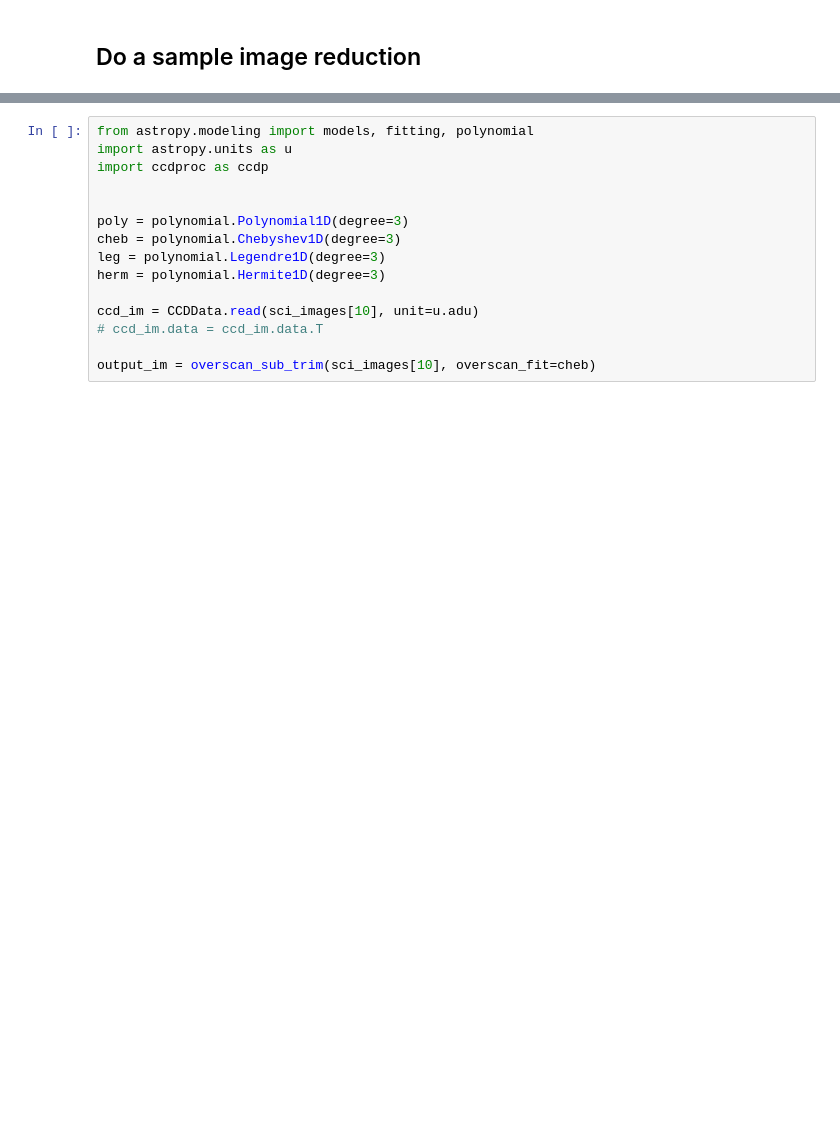
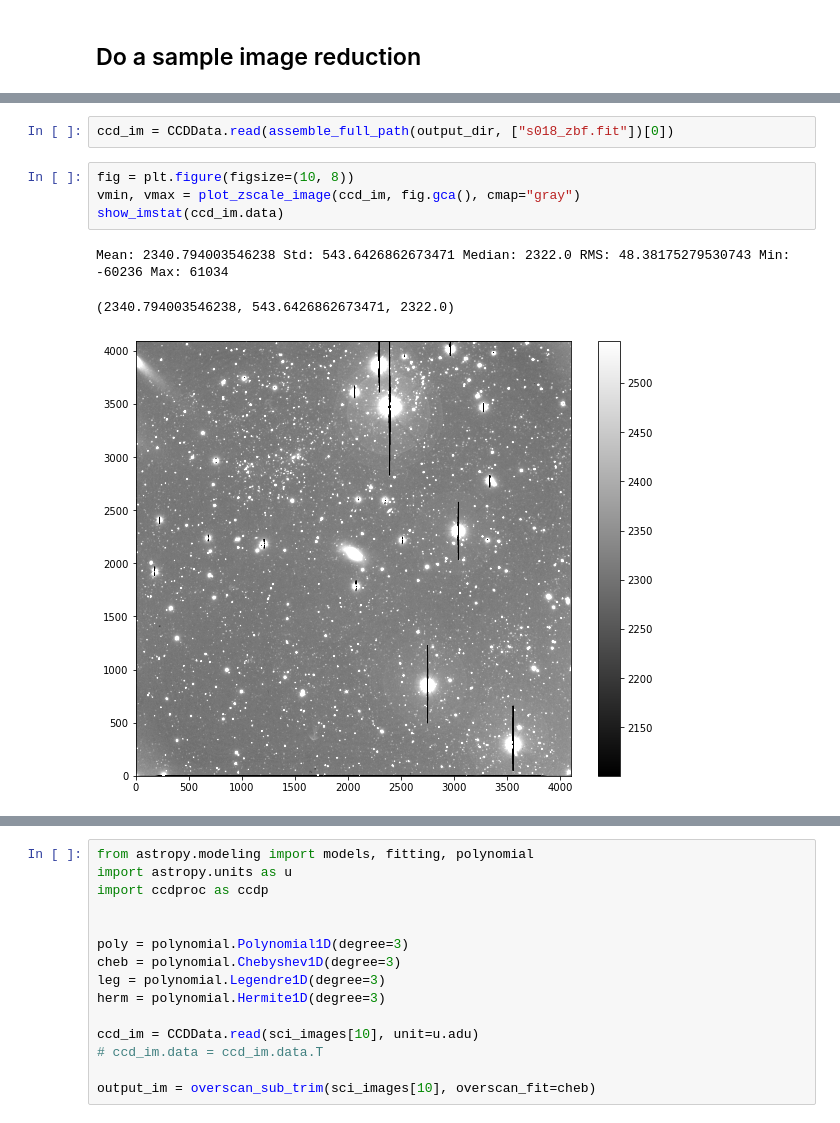
Before and after one commit to Brookluo/WIRO-observation, a Jupyter notebook: notebooks/data_reduction.ipynb, the cells around one changed output, grey strips where cells are left out. Cells and saved outputs as stored; diff of their text form; blank space fills up the shorter version.

Commit message:
update the data reduction pipeline

```diff
--- a/notebooks/data_reduction.ipynb
+++ b/notebooks/data_reduction.ipynb
@@ -43,0 +293,10 @@ reduce_images(sci_images, bias_images, None, None, output_dir="../test_reduce/")
+# %%
+ccd_im = CCDData.read(assemble_full_path(output_dir, ["s018_zbf.fit"])[0])
+# %%
+fig = plt.figure(figsize=(10, 8))
+vmin, vmax = plot_zscale_image(ccd_im, fig.gca(), cmap="gray")
+show_imstat(ccd_im.data)
+# %% [output]
+Mean: 2340.794003546238 Std: 543.6426862673471 Median: 2322.0 RMS: 48.38175279530743 Min: -60236 Max: 61034
+(2340.794003546238, 543.6426862673471, 2322.0)
+[figure, added]
```
Also changed, not shown: parts of 45 cells of this notebook, 1 other file.
